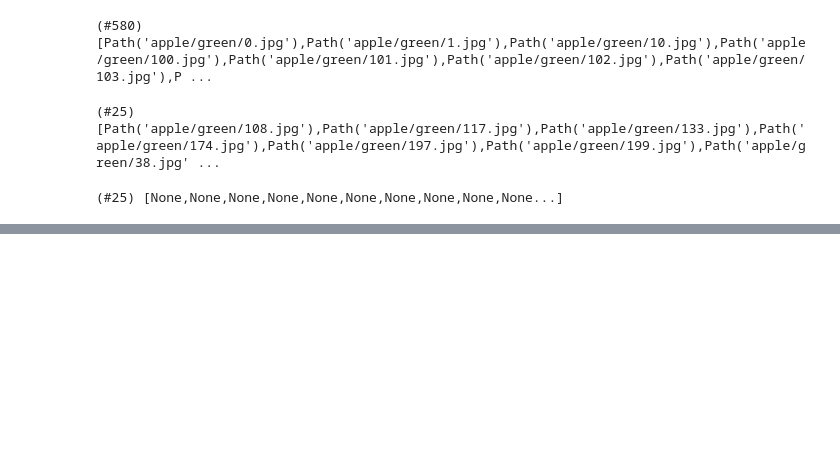
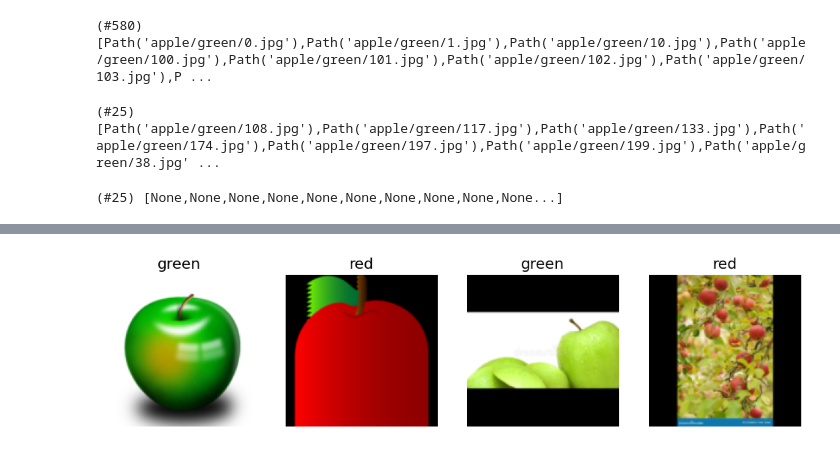
Before and after one commit to rodribro/AppleClassifier, a Jupyter notebook: apple_classifier_notebook.ipynb, the cells around one changed output, grey strips where cells are left out. Drawn from its saved outputs; the diff is of its cells as text; code cells hidden in the pictures; blank space fills up the shorter version.

```diff
--- a/apple_classifier_notebook.ipynb
+++ b/apple_classifier_notebook.ipynb
@@ -39,0 +71,7 @@ failed.map(Path.unlink)
+# %%
+# Padding transformation
+apples = apples.new(item_tfms=Resize(128, ResizeMethod.Pad, pad_mode='zeros'))
+dls = apples.dataloaders(path)
+dls.valid.show_batch(max_n=4, nrows=1)
+# %% [output]
+[figure, added]
```
Also changed, not shown: parts of 7 cells of this notebook.
